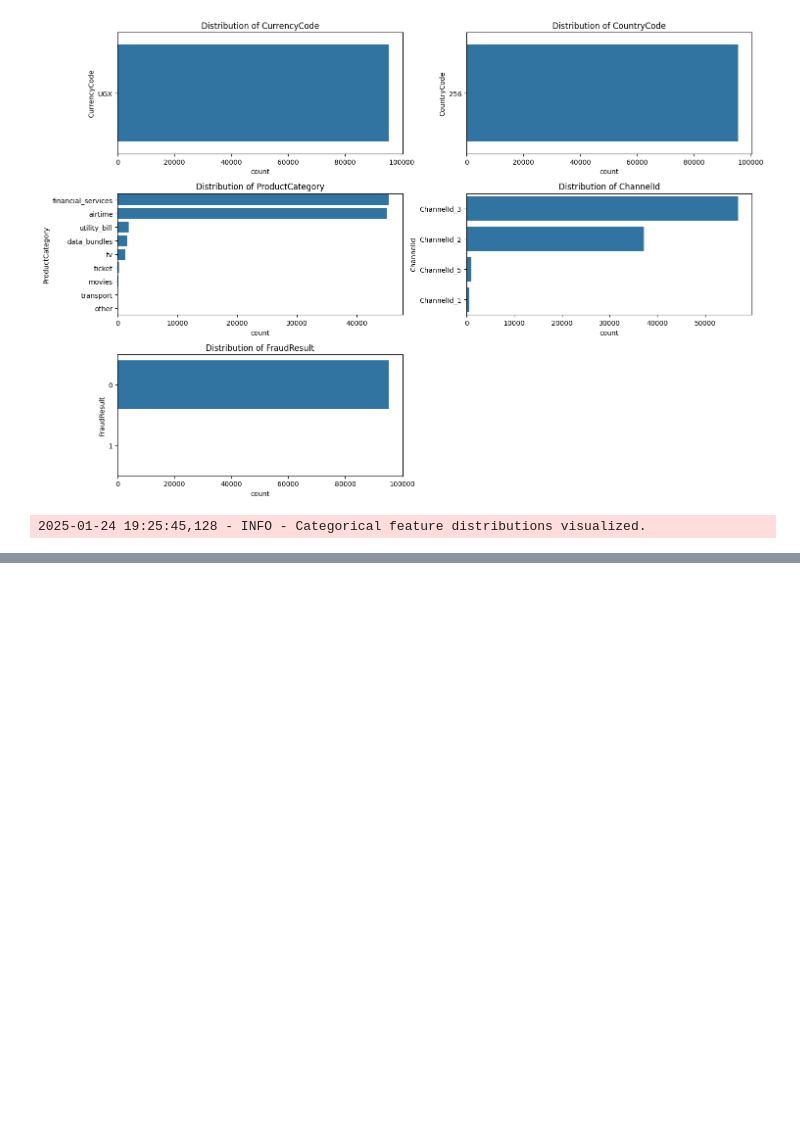
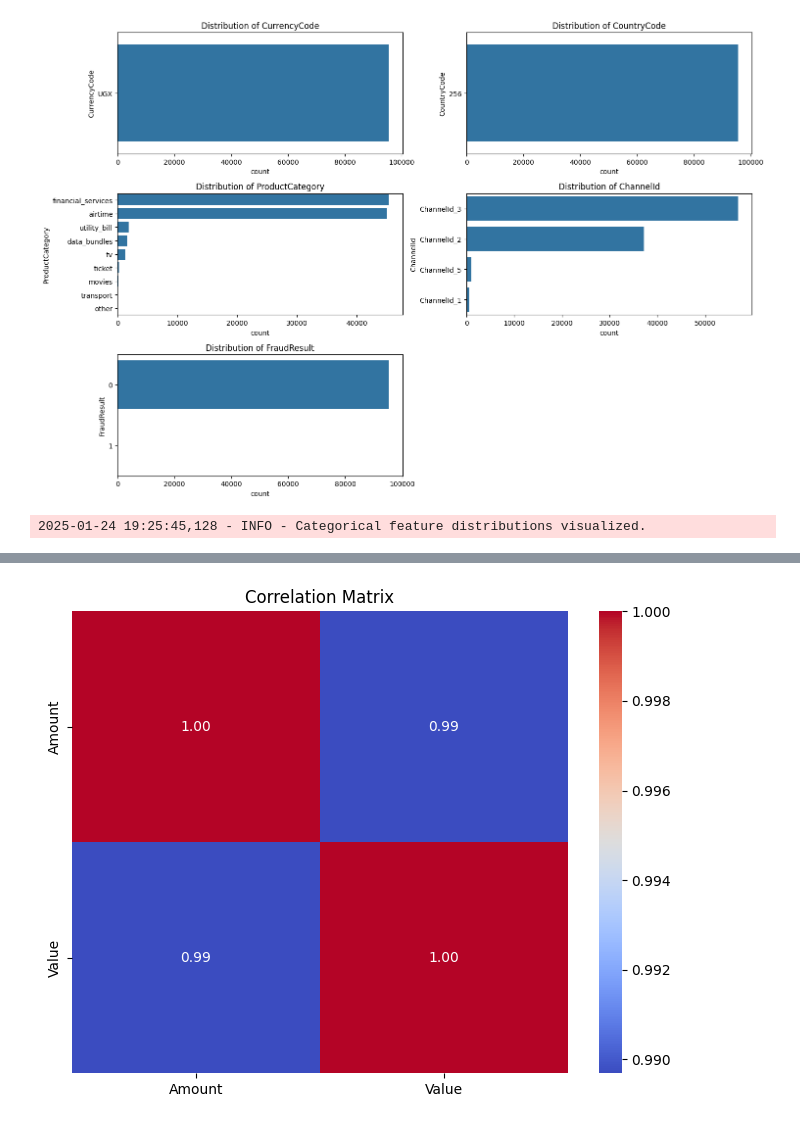
Before and after one commit to chapi1420/Bati_Bank, a Jupyter notebook: notebooks/eda.ipynb, the cells around one changed output, grey strips where cells are left out. Cells and saved outputs as stored; diff of their text form; code cells hidden in the pictures; blank space fills up the shorter version.

```diff
--- a/notebooks/eda.ipynb
+++ b/notebooks/eda.ipynb
@@ -71,0 +201,3 @@ data.categorical_distribution()
+# %%
+data.correlation_analysis()
+# %% [output]
@@ -71,0 +205 @@ data.categorical_distribution()
+[figure, added]
```
Also changed, not shown: parts of 6 cells of this notebook.
